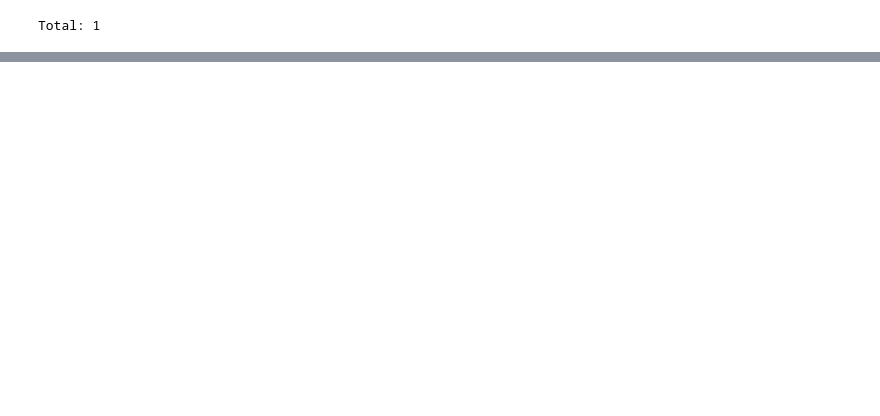
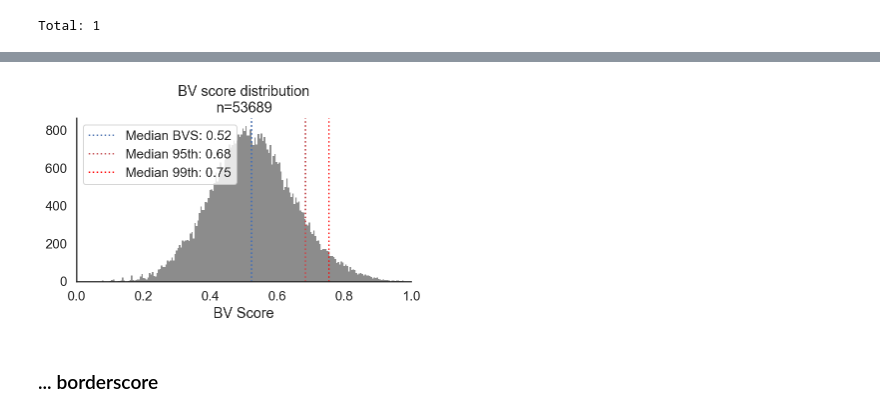
Before and after one commit to horsto/boundary_vector_score, a Jupyter notebook: BVS datajoint imaging.ipynb, the cells around one changed output, grey strips where cells are left out. Cells and saved outputs as stored; diff of their text form; code cells hidden in the pictures; blank space fills up the shorter version.

```diff
--- a/BVS datajoint imaging.ipynb
+++ b/BVS datajoint imaging.ipynb
@@ -149,0 +123,18 @@ ValueError: num must be 1 <= num <= 5, not 6
+# %%
+sns.set(style='white',font_scale=1.2)
+figure = plt.figure(figsize=(6,3))
+ax = figure.add_subplot(111)
+ax.hist(all_bvs,bins=200, lw=0,color='k',alpha=.5);
+median_bvs = np.nanmedian(all_bvs)
+ax.axvline(x=median_bvs,ls=':',color='b', label=f'Median BVS: {median_bvs:.2f}')
+ax.axvline(x=median_95,ls=':',color='r', label=f'Median 95th: {median_95:.2f}')
+ax.axvline(x=median_99,ls=':',color='red', label=f'Median 99th: {median_99:.2f}')
+ax.legend()
+ax.set_xlabel('BV Score')
+ax.set_title(f'BV score distribution\nn={len(all_bvs)}')
+ax.set_xlim(0,1)
+sns.despine()
+# %% [output]
+[figure, added]
+# %% [markdown]
+### ... borderscore
```
Also changed, not shown: parts of 21 cells of this notebook.
